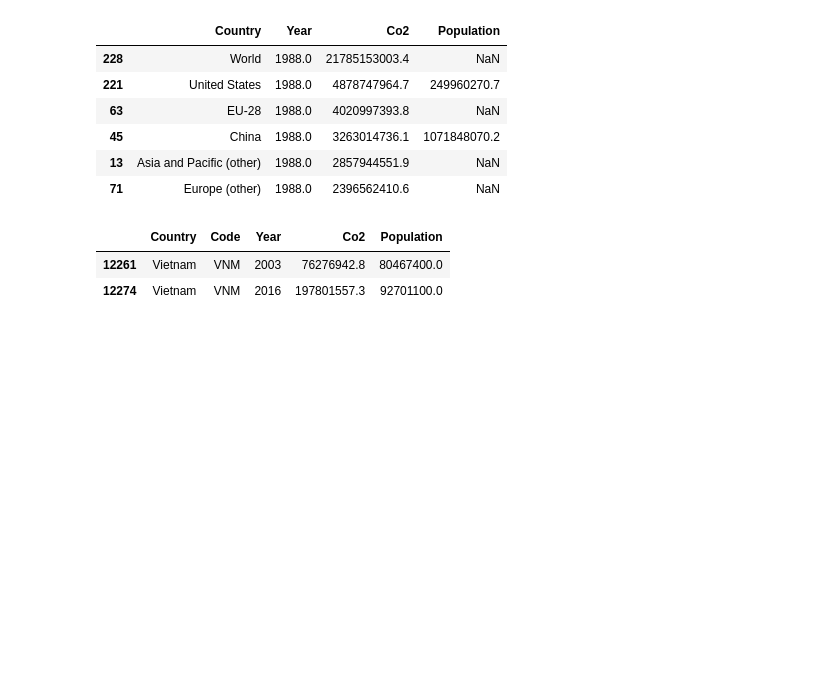
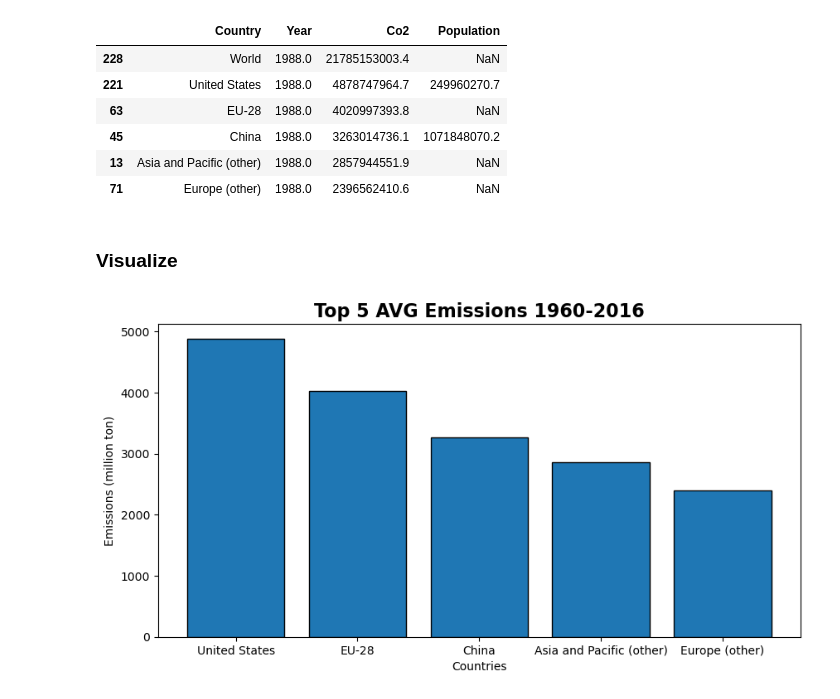
Before and after one commit to MinhTho-162/FinalProject-P4DS, a Jupyter notebook: Minh_Tho_main.ipynb, the cells around one changed output. Drawn from its saved outputs; the diff is of its cells as text; code cells hidden in the pictures; blank space fills up the shorter version.

Commit message:
tra loi cau hoi + visualize + nhan xet

```diff
--- a/Minh_Tho_main.ipynb
+++ b/Minh_Tho_main.ipynb
@@ -276,7 +277,6 @@ Top 5 quốc gia có giá trị khí thải trung bình cao nhất từ năm 196
 # %%
-# get the five countries with the highest mean in co2 emissions from 2000 to 2017
-filt = (df["Year"] >= 1960)
-df_top = df.loc[filt].groupby('Country').mean().reset_index().sort_values(by=["Co2"], ascending=False)
+# get the five countries with the highest mean in co2 emissions from 1960 to 2016
+df_top = df.loc[df["Year"] >= 1960].groupby('Country').mean().reset_index().sort_values(by=["Co2"], ascending=False)
 df_top.head(6)
 # %% [output]
 |  | Country | Year | Co2 | Population |
@@ -286,9 +286,32 @@ df_top.head(6)
 | 45 | China | 1988.0 | 3263014736.1 | 1071848070.2 |
 | 13 | Asia and Pacific (other) | 1988.0 | 2857944551.9 | NaN |
 | 71 | Europe (other) | 1988.0 | 2396562410.6 | NaN |
-# %%
-df[df['Country']=='Vietnam'].sample(2)
-# %% [output]
-|  | Country | Code | Year | Co2 | Population |
-| 12261 | Vietnam | VNM | 2003 | 76276942.8 | 80467400.0 |
-| 12274 | Vietnam | VNM | 2016 | 197801557.3 | 92701100.0 |
+# %% [markdown]
+### Visualize
+# %%
+# size
+plt.figure(figsize=(10,5), dpi=100)
+
+y_pos = np.arange(len(df_top["Co2"].tolist()[1:6]))
+val_list = list(map(lambda x: x/1000000, df_top["Co2"].tolist()[1:6]))
+
+# plot
+plt.bar(y_pos, val_list, edgecolor="black")
+# title
+plt.title("Top 5 AVG Emissions 1960-2016", fontdict={"fontweight":"bold", "fontsize":16})
+# ticks
+plt.xticks(y_pos, df_top["Country"].tolist()[1:6])
+plt.yticks
+
+# format axis
+axes = plt.gca()
+axes.ticklabel_format(axis="y", style="plain")
+
+# labels
+plt.ylabel("Emissions (million ton)")
+plt.xlabel("Countries")
+
+# show the plot
+plt.show()
+# %% [output]
+[figure, added]
```
Also changed, not shown: parts of 4 cells of this notebook.
